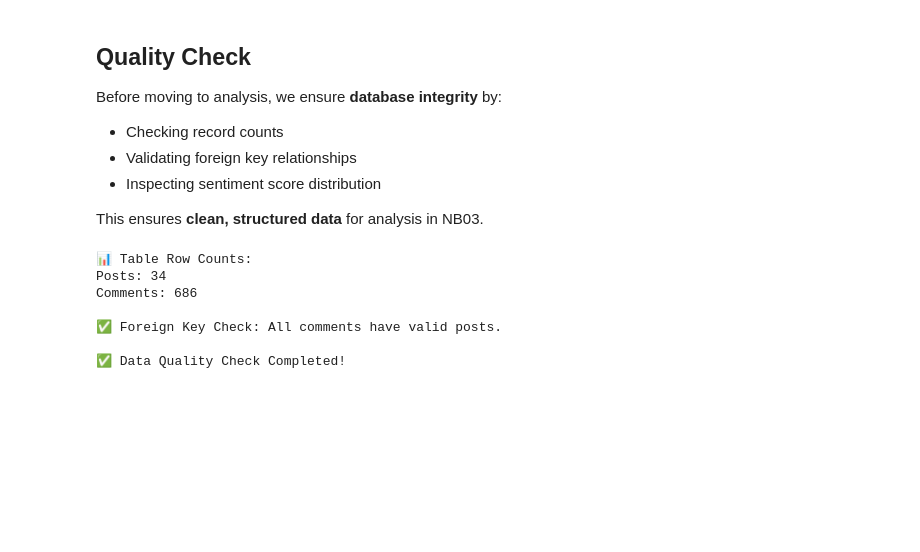
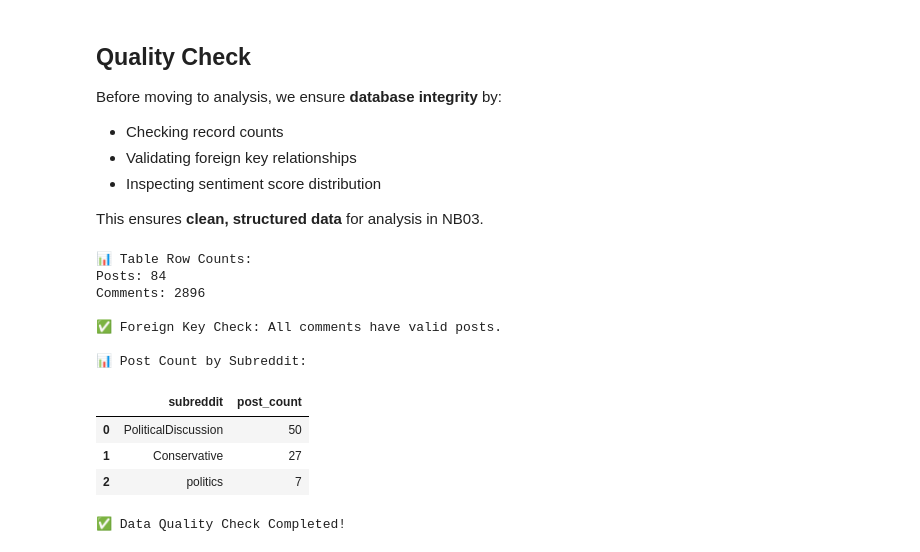
Before and after one commit to ajchan03/Alt-Summative, a Jupyter notebook: code/NB02 - Data Cleaning and Storage.ipynb, the cells around one changed output. Cells and saved outputs as stored; diff of their text form; code cells hidden in the pictures; blank space fills up the shorter version.

```diff
--- a/code/NB02 - Data Cleaning and Storage.ipynb
+++ b/code/NB02 - Data Cleaning and Storage.ipynb
@@ -205,33 +217,48 @@ This ensures **clean, structured data** for analysis in NB03.
 # ✅ Step 5: Quality Check
 
 # Check Table Row Counts
 print("\n📊 Table Row Counts:")
 print("Posts:", pd.read_sql_query("SELECT COUNT(*) FROM posts;", conn).iloc[0, 0])
 print("Comments:", pd.read_sql_query("SELECT COUNT(*) FROM comments;", conn).iloc[0, 0])
 
 # Validate Foreign Keys (Ensure All Comments Link to Valid Posts)
 invalid_comments = pd.read_sql_query("""
     SELECT COUNT(*) FROM comments c
     LEFT JOIN posts p ON c.post_id = p.id
     WHERE p.id IS NULL;
 """, conn).iloc[0, 0]
 
 if invalid_comments == 0:
     print("\n✅ Foreign Key Check: All comments have valid posts.")
 else:
     print(f"\n⚠️ Warning: {invalid_comments} comments have no associated post!")
 
+# ✅ Count Posts Per Subreddit
+df_subreddit_counts = pd.read_sql_query("""
+    SELECT subreddit, COUNT(*) AS post_count
+    FROM posts
+    GROUP BY subreddit
+    ORDER BY post_count DESC;
+""", conn)
+
+print("\n📊 Post Count by Subreddit:")
+display(df_subreddit_counts)
 
 
 
 # Close Database Connection
 conn.close()
 print("\n✅ Data Quality Check Completed!")
 # %% [output]
 📊 Table Row Counts:
-Posts: 34
-Comments: 686
+Posts: 84
+Comments: 2896
 
 ✅ Foreign Key Check: All comments have valid posts.
 
-✅ Data Quality Check Completed!
+📊 Post Count by Subreddit:
+|  | subreddit | post_count |
+| 0 | PoliticalDiscussion | 50 |
+| 1 | Conservative | 27 |
+| 2 | politics | 7 |
+✅ Data Quality Check Completed!
```
Also changed, not shown: parts of 4 cells of this notebook, 9 other files.
